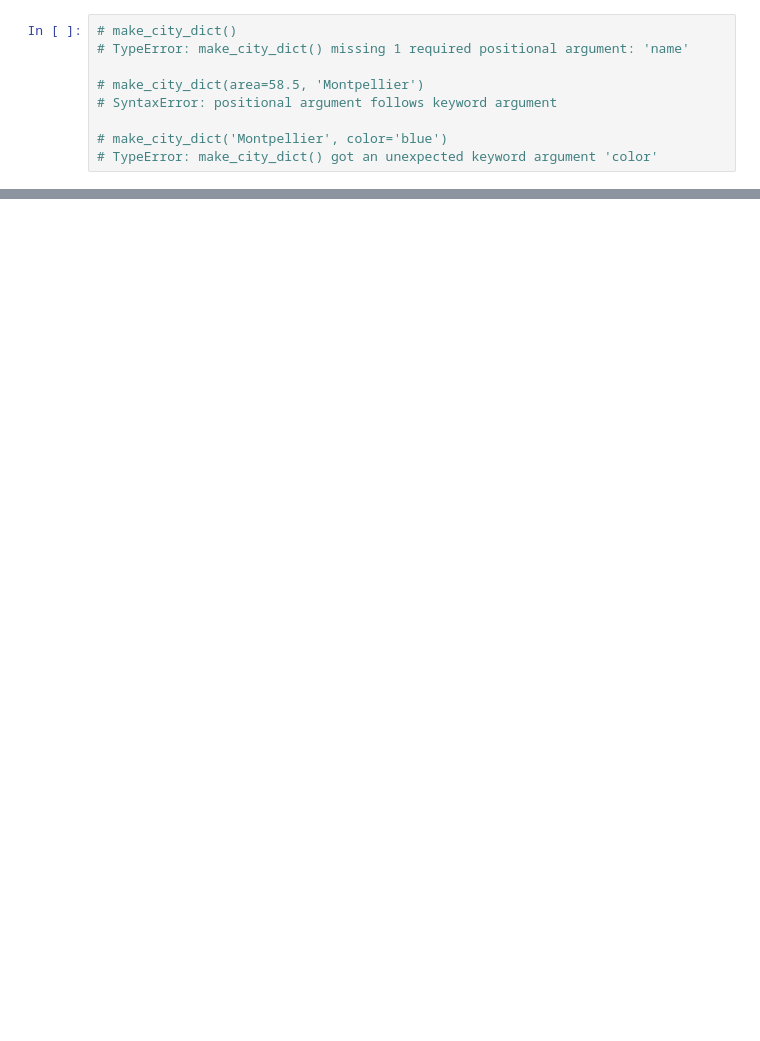
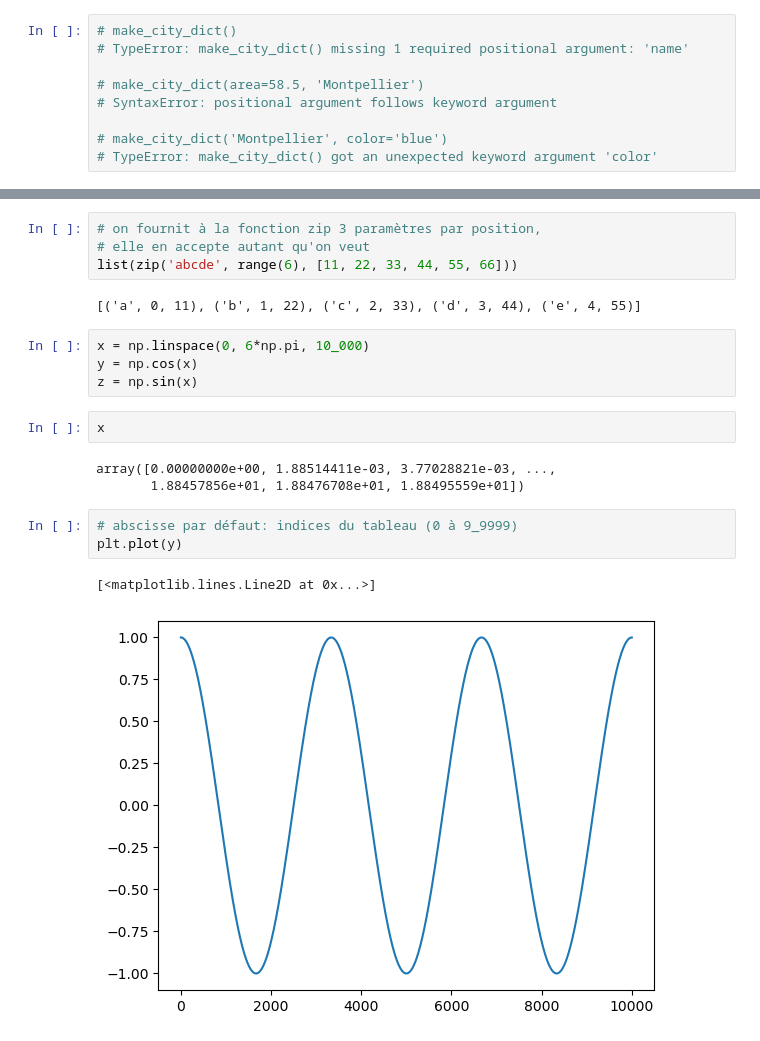
Before and after one commit to matthcol/python202503, a Jupyter notebook: Fonctions.ipynb, the cells around one changed output, grey strips where cells are left out. Drawn from its saved outputs; the diff is of its cells as text; blank space fills up the shorter version.

Commit message:
plots

```diff
--- a/Fonctions.ipynb
+++ b/Fonctions.ipynb
@@ -295,0 +316,21 @@ make_city_dict(area=58.5, name='Montpellier')
+# %%
+# on fournit à la fonction zip 3 paramètres par position,
+# elle en accepte autant qu'on veut
+list(zip('abcde', range(6), [11, 22, 33, 44, 55, 66]))
+# %% [output]
+[('a', 0, 11), ('b', 1, 22), ('c', 2, 33), ('d', 3, 44), ('e', 4, 55)]
+# %%
+x = np.linspace(0, 6*np.pi, 10_000)
+y = np.cos(x)
+z = np.sin(x)
+# %%
+x
+# %% [output]
+array([0.00000000e+00, 1.88514411e-03, 3.77028821e-03, ...,
+       1.88457856e+01, 1.88476708e+01, 1.88495559e+01])
+# %%
+# abscisse par défaut: indices du tableau (0 à 9_9999)
+plt.plot(y)
+# %% [output]
+[<matplotlib.lines.Line2D at 0x...>]
+[figure, added]
```
Also changed, not shown: parts of 10 cells of this notebook.
